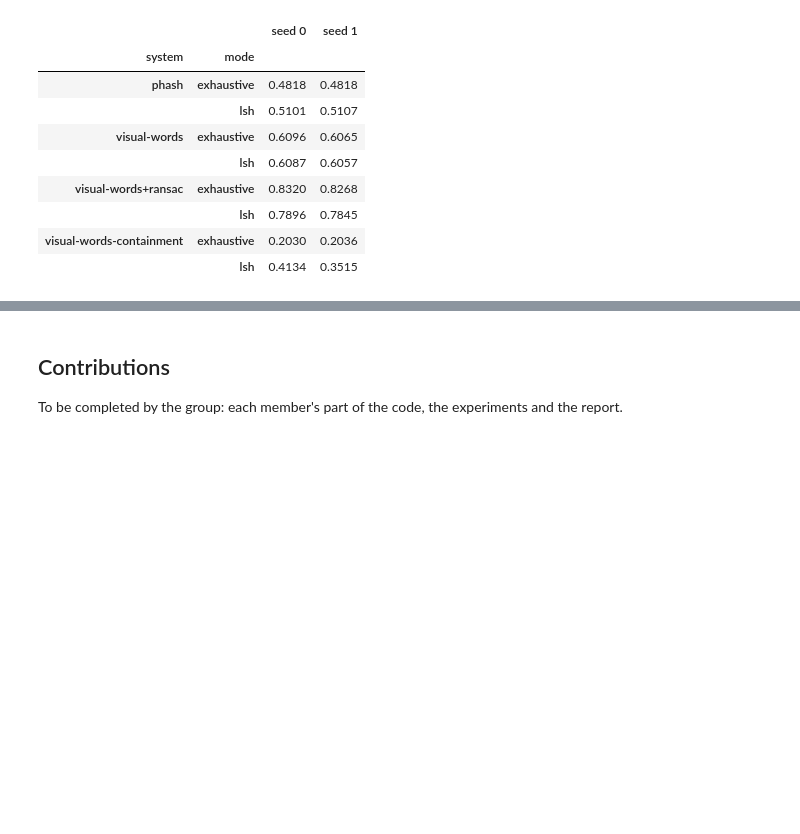
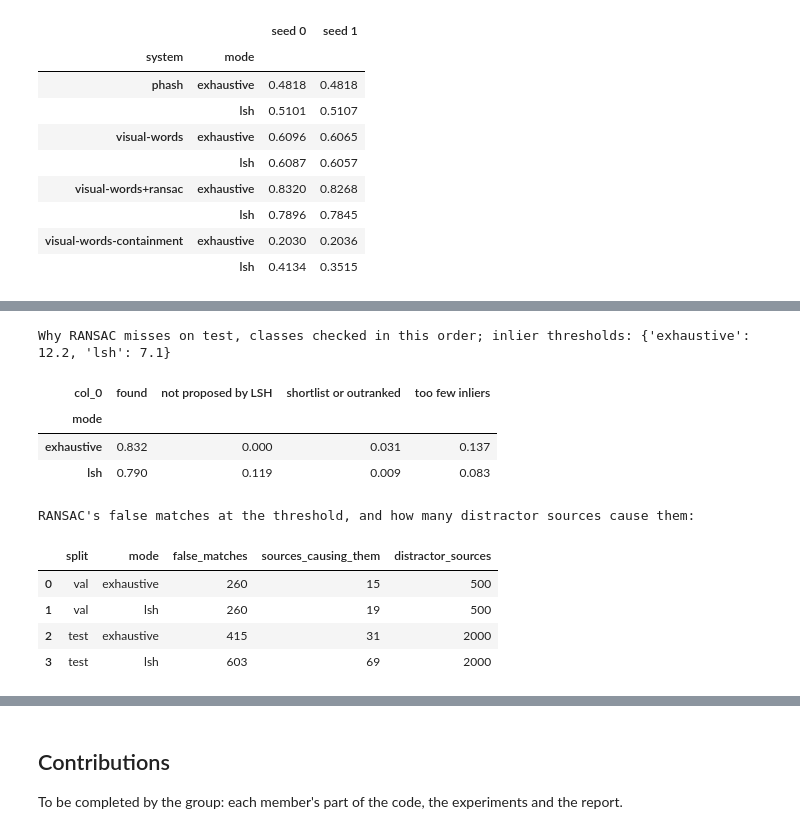
Before and after one commit to claralb2002/Detecting-Duplicate-and-Manipulated-Images, a Jupyter notebook: notebook.ipynb, the cells around one changed output, grey strips where cells are left out. Drawn from its saved outputs; the diff is of its cells as text; code cells hidden in the pictures; blank space fills up the shorter version.

```diff
--- a/notebook.ipynb
+++ b/notebook.ipynb
@@ -1869,0 +1923,31 @@ Search cost per query and index memory:
+# %%
+ransac = test.results[(test.results.system == "visual-words+ransac") & is_target(test.results)].merge(test.thresholds, on=["system", "mode"])
+found = (ransac.predicted == ransac.true_id) & (ransac.score > ransac.threshold)
+too_few_inliers = ~found & (ransac.true_similarity <= ransac.threshold)
+not_proposed = ~found & ~too_few_inliers & (ransac["mode"] == "lsh") & ~ransac.true_is_candidate.astype(bool)
+outcome = np.select([found, too_few_inliers, not_proposed], ["found", "too few inliers", "not proposed by LSH"], "shortlist or outranked")
+print("Why RANSAC misses on test, classes checked in this order; inlier thresholds:",
+      test.thresholds.query("system == 'visual-words+ransac'").set_index("mode").threshold.round(1).to_dict())
+display(pd.crosstab(ransac["mode"], outcome, normalize="index").round(3))
+
+print("RANSAC's false matches at the threshold, and how many distractor sources cause them:")
+rows = []
+for r in (val, test):
+    distractors = r.results[(r.results.system == "visual-words+ransac") & ~is_target(r.results)].merge(r.thresholds, on=["system", "mode"])
+    false = distractors[(distractors.predicted != "") & (distractors.score > distractors.threshold)]
+    for mode, part in false.groupby("mode"):
+        rows.append(dict(split=r.tag.rsplit("_", 1)[1], mode=mode, false_matches=len(part), sources_causing_them=part.query_id.nunique(),
+                         distractor_sources=distractors.query_id.nunique()))
+display(pd.DataFrame(rows))
+# %% [output]
+Why RANSAC misses on test, classes checked in this order; inlier thresholds: {'exhaustive': 12.2, 'lsh': 7.1}
+| col_0 | found | not proposed by LSH | shortlist or outranked | too few inliers |
+| mode |  |  |  |  |
+| exhaustive | 0.832 | 0.000 | 0.031 | 0.137 |
+| lsh | 0.790 | 0.119 | 0.009 | 0.083 |
+RANSAC's false matches at the threshold, and how many distractor sources cause them:
+|  | split | mode | false_matches | sources_causing_them | distractor_sources |
+| 0 | val | exhaustive | 260 | 15 | 500 |
+| 1 | val | lsh | 260 | 19 | 500 |
+| 2 | test | exhaustive | 415 | 31 | 2000 |
+| 3 | test | lsh | 603 | 69 | 2000 |
```
Also changed, not shown: parts of 9 cells of this notebook.
